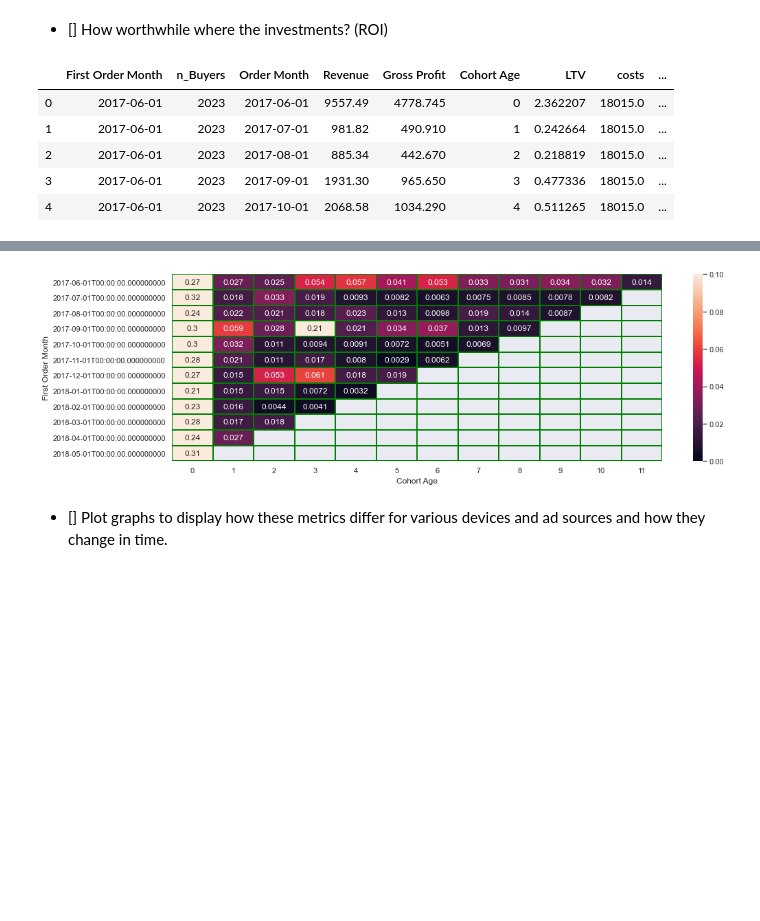
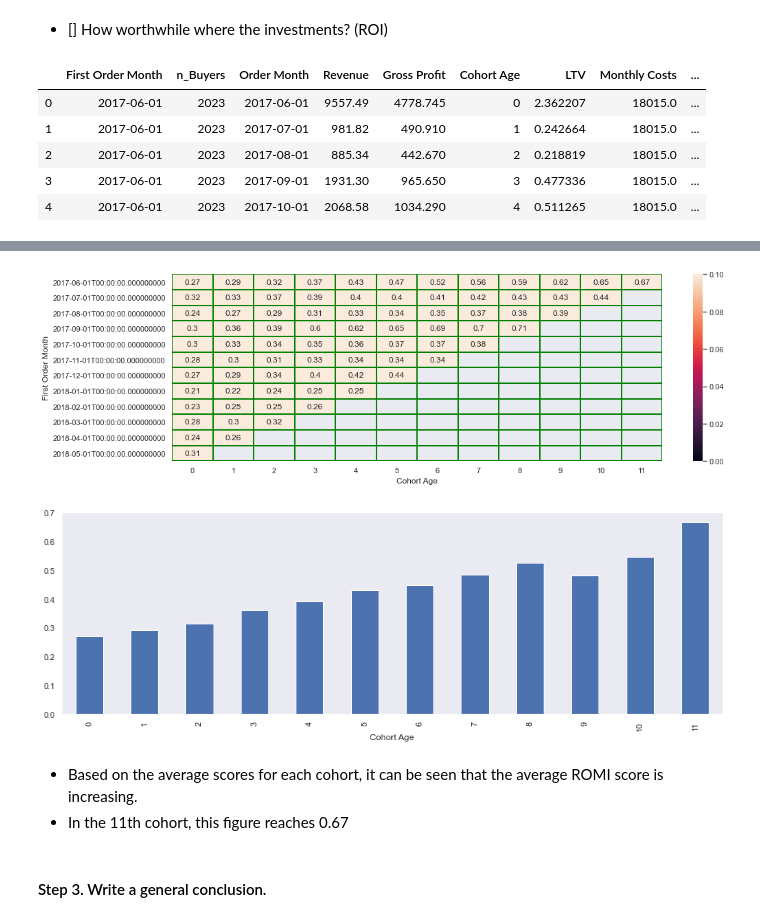
Before and after one commit to asicmicprj/Afisha_analytics, a Jupyter notebook: Afisha_analytics_v0.0.1.ipynb, the cells around one changed output, grey strips where cells are left out. Saved outputs shown, nothing was run; the diff lists cells and outputs as text; code cells hidden in the pictures; blank space fills up the shorter version.

```diff
--- a/Afisha_analytics_v0.0.1.ipynb
+++ b/Afisha_analytics_v0.0.1.ipynb
@@ -987,16 +983,3 @@ display(results.head())
 | 2 | 2017-06-01 | 2023 | 2017-08-01 | 885.34 | 442.670 | 2 | 0.218819 | 18015.0 | ... |
 | 3 | 2017-06-01 | 2023 | 2017-09-01 | 1931.30 | 965.650 | 3 | 0.477336 | 18015.0 | ... |
 | 4 | 2017-06-01 | 2023 | 2017-10-01 | 2068.58 | 1034.290 | 4 | 0.511265 | 18015.0 | ... |
-# %%
-sns.set(style='dark')
-plt.figure(figsize=(16,5))
-sns.heatmap(
-    monthly_costs_pivot,
-    annot=True,
-    #fmt='d',
-    linewidth=1,
-    linecolor='green',
-    vmax=0.1,
-    vmin=0
-)
-plt.show()
@@ -1087,11 +1070,11 @@ display(source_ads_pivot)
 # %% [markdown]
 - [] How worthwhile where the investments? (ROI)
 # %%
-results['ROI'] = results['LTV'] / results['CAC month']
+results['ROMI'] = results['LTV'] / results['CAC month']
 # %%
 display(results.head())
 # %% [output]
-|  | First Order Month | n_Buyers | Order Month | Revenue | Gross Profit | Cohort Age | LTV | costs | ... |
+|  | First Order Month | n_Buyers | Order Month | Revenue | Gross Profit | Cohort Age | LTV | Monthly Costs | ... |
 | 0 | 2017-06-01 | 2023 | 2017-06-01 | 9557.49 | 4778.745 | 0 | 2.362207 | 18015.0 | ... |
 | 1 | 2017-06-01 | 2023 | 2017-07-01 | 981.82 | 490.910 | 1 | 0.242664 | 18015.0 | ... |
 | 2 | 2017-06-01 | 2023 | 2017-08-01 | 885.34 | 442.670 | 2 | 0.218819 | 18015.0 | ... |
@@ -1140,17 +1123,25 @@ results_pivot.cumsum(axis=1)
 # %%
 sns.set(style='dark')
 plt.figure(figsize=(16,5))
 sns.heatmap(
-    results_pivot,
+    results_pivot.cumsum(axis=1),
     annot=True,
     #fmt='d',
     linewidth=1,
     linecolor='green',
     vmax=0.1,
     vmin=0
 )
 plt.show()
 # %% [output]
-[figure, old version]
+[figure, new version]
-# %% [markdown]
-* [] Plot graphs to display how these metrics differ for various devices and ad sources and how they change in time.
+# %%
+results_pivot.cumsum(axis=1).mean(axis=0).plot(x='Cohort Age', kind='bar', figsize=(16,5))
+plt.show()
+# %% [output]
+[figure, added]
+# %% [markdown]
+* Based on the average scores for each cohort, it can be seen that the average ROMI score is increasing.
+* In the 11th cohort, this figure reaches 0.67
+# %% [markdown]
+#### Step 3. Write a general conclusion. <a name="Step3Conclusion"></a>
```
Also changed, not shown: parts of 11 cells of this notebook.
